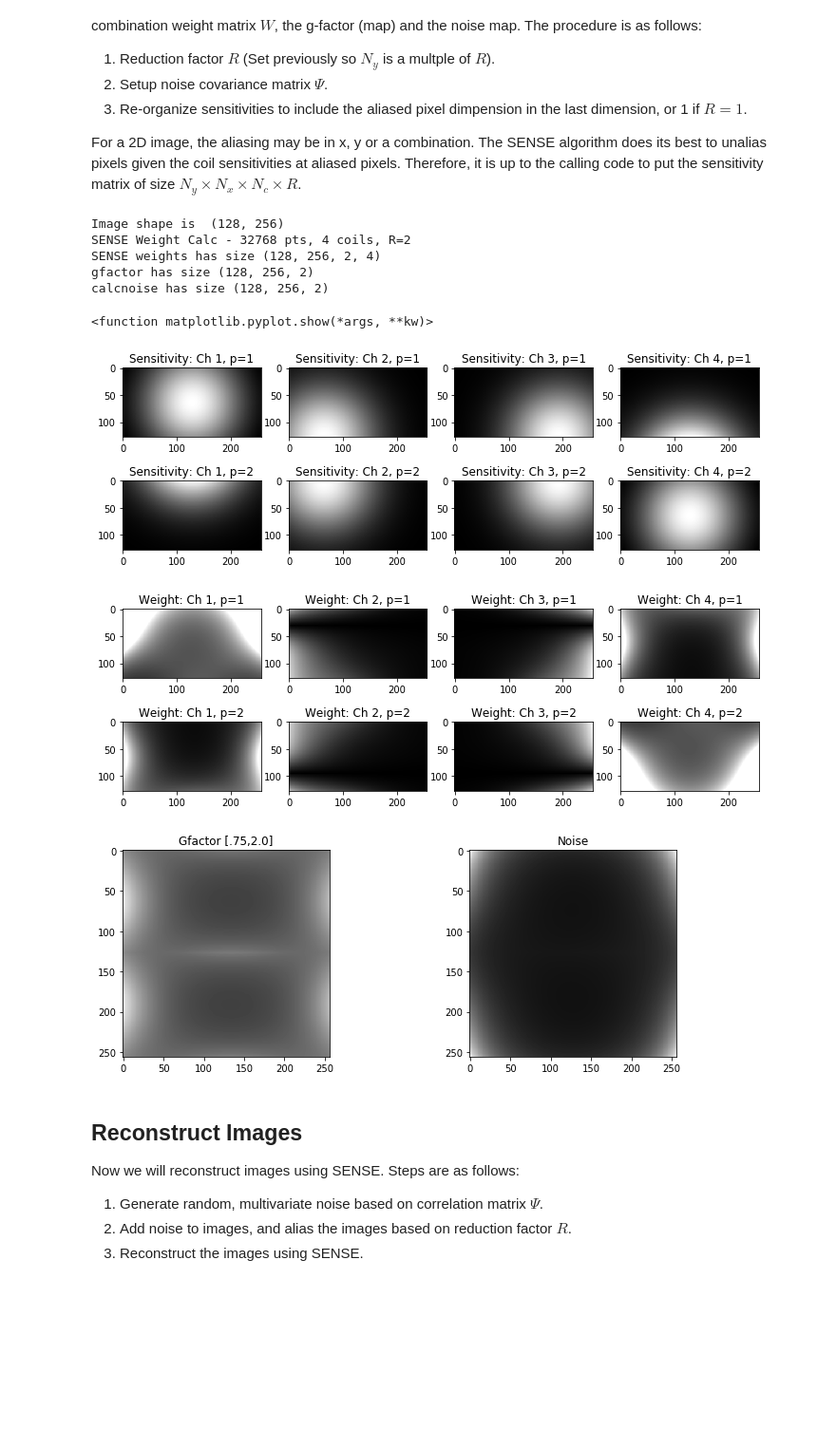
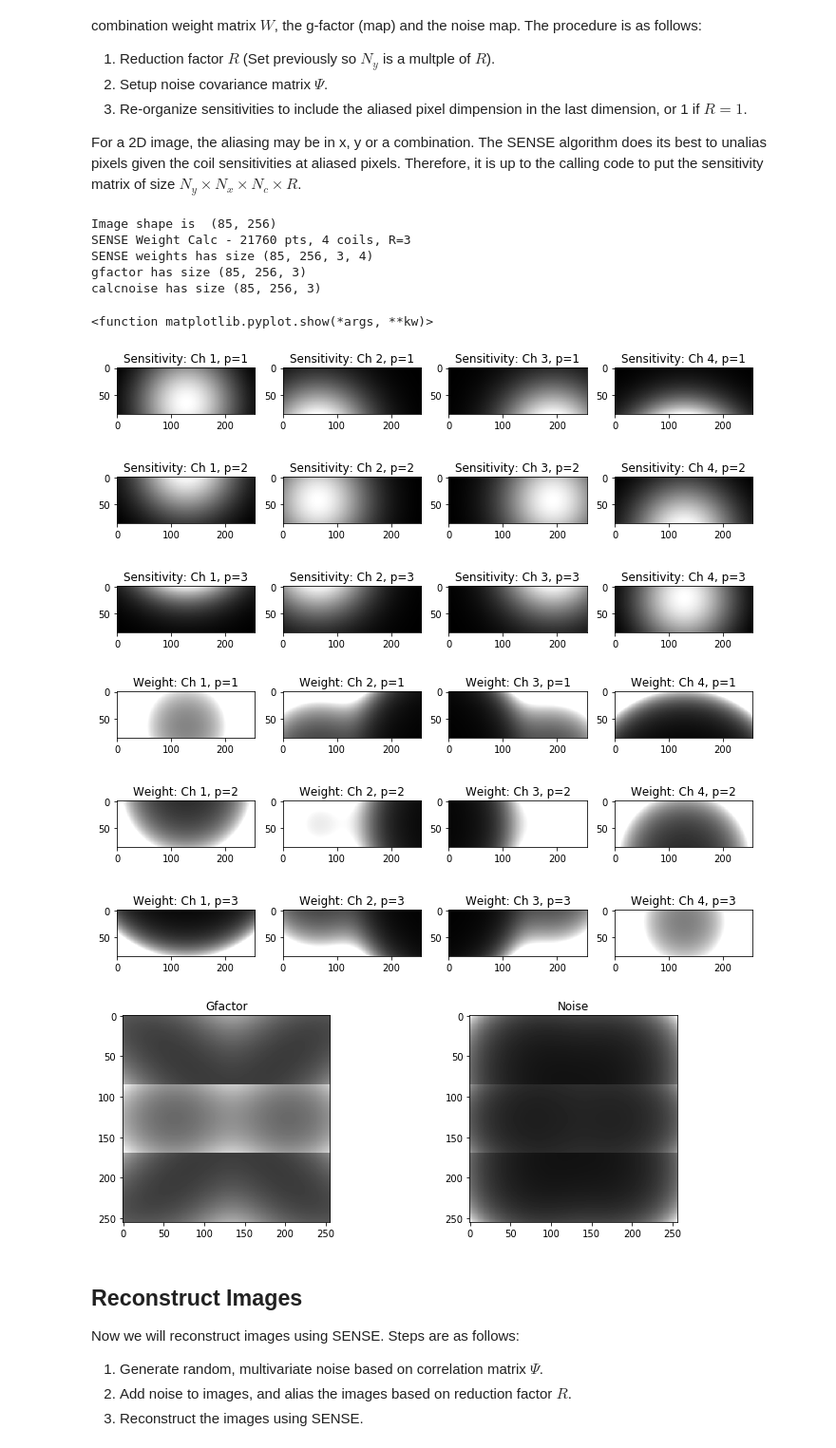
Before and after one commit to mribri999/MRSignalsSeqs, a Jupyter notebook: Python/Rad 229 - Multichannel Image Reconstruction with Noise.ipynb, the cells around one changed output. Shown: that part at 95% size. Drawn from its saved outputs; the diff is of its cells as text; code cells hidden in the pictures; blank space fills up the shorter version.

```diff
--- a/Python/Rad 229 - Multichannel Image Reconstruction with Noise.ipynb
+++ b/Python/Rad 229 - Multichannel Image Reconstruction with Noise.ipynb
@@ -17,7 +17,7 @@ from scipy import signal as sig
 
 # -- Parameter Setup
 print("Start")
-R=2          # Reduction factor
+R=3         # Reduction factor
 Nx = 256     # Pixels along x
 Ny = 256     # Pixels along y
 Ny = (Ny//R)*R
@@ -131,43 +131,43 @@ if (1==1):
 print("SENSE weights has size",W.shape)
 print("gfactor has size",gfact.shape)
 print("calcnoise has size",calcnoise.shape)
 
 # -- Rearrange g-factor and noise matrices to display
 gfact = np.moveaxis(gfact,(0,1,2),(0,2,1))    # Move unaliased FOV(s) next to Ny
 gfact = np.reshape(gfact,(Ny,Nx),order='F')   # Reshape into Ny x Nx
 calcnoise = np.moveaxis(calcnoise,(0,1,2),(0,2,1))    # Move unaliased FOV(s) next to Ny
 calcnoise = np.reshape(calcnoise,(Ny,Nx),order='F')   # Reshape into Ny x Nx
 
 
 
 # -- Plot the coil weights for coil c<Nc and pixel r<R
 plt.figure(figsize=(12.,2.0*(R)))
 for c in range(Nc):
     for r in range(R):
         plt.subplot(R,Nc,Nc*r+c+1)
         plotim = np.squeeze(abs(W[:,:,r,c]))
         plt.imshow(plotim,cmap='gray',vmin=0.0,vmax=2.0)
         tt = "Weight: Ch %d, p=%d" % (c+1,r+1)
         plt.title(tt)
 
 plt.figure(figsize=(12.,4.0))
 plt.subplot(1,2,1)
-plt.imshow(np.squeeze(gfact),cmap='gray',vmin=0.75,vmax=2.0)
-plt.title('Gfactor [.75,2.0]')
+plt.imshow(np.squeeze(gfact),cmap='gray',vmin=0.75)
+plt.title('Gfactor')
 plt.subplot(1,2,2)
 plt.imshow(np.squeeze(calcnoise),cmap='gray',vmin=0.0)
 plt.title('Noise')
 plt.show
 # %% [output]
-Image shape is  (128, 256)
-SENSE Weight Calc - 32768 pts, 4 coils, R=2
-SENSE weights has size (128, 256, 2, 4)
-gfactor has size (128, 256, 2)
-calcnoise has size (128, 256, 2)
+Image shape is  (85, 256)
+SENSE Weight Calc - 21760 pts, 4 coils, R=3
+SENSE weights has size (85, 256, 3, 4)
+gfactor has size (85, 256, 3)
+calcnoise has size (85, 256, 3)
 <function matplotlib.pyplot.show(*args, **kw)>
-[figure, old version]
+[figure, new version]
-[figure, old version]
+[figure, new version]
-[figure, old version]
+[figure, new version]
 # %% [markdown]
 ## Reconstruct Images
 Now we will reconstruct images using SENSE.  Steps are as follows:
```
Also changed, not shown: parts of 3 cells of this notebook, 3 other files.
